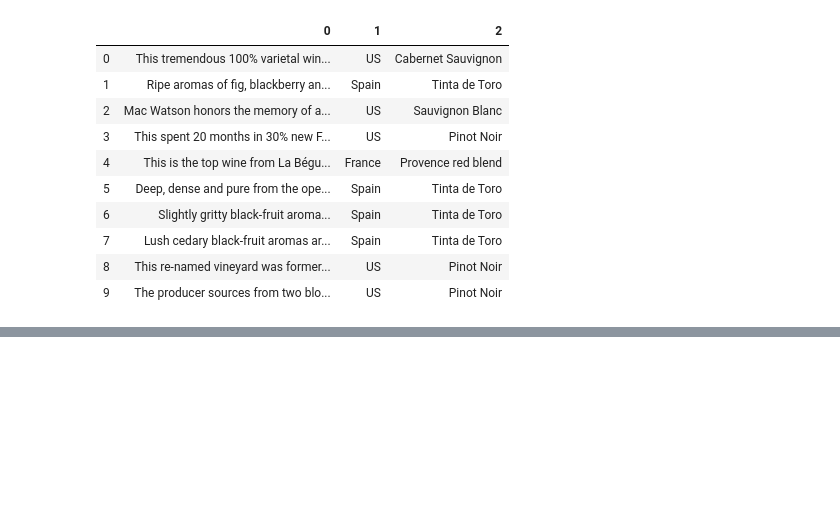
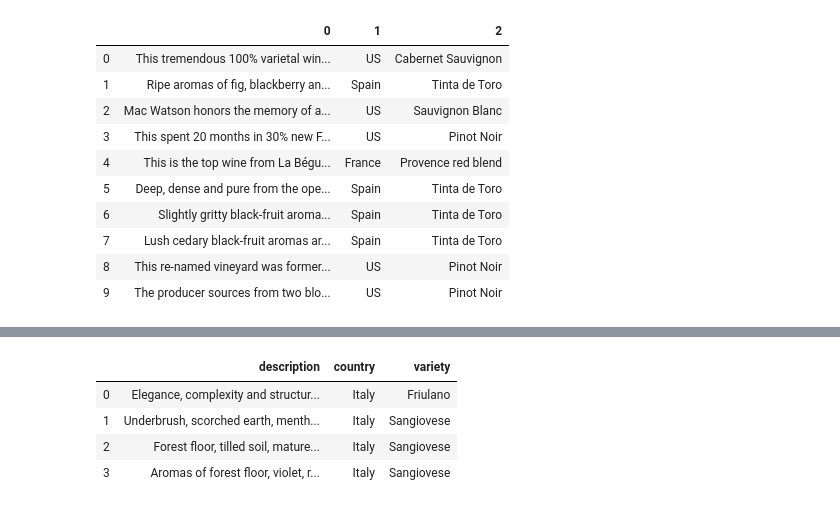
Before and after one commit to david7davila/Pronostico-Ventas-industria-de-VideoJuegos, a Jupyter notebook: Practicas/Practica 3.ipynb, the cells around one changed output, grey strips where cells are left out. Saved outputs shown, nothing was run; the diff lists cells and outputs as text; code cells hidden in the pictures; blank space fills up the shorter version.

```diff
--- a/Practicas/Practica 3.ipynb
+++ b/Practicas/Practica 3.ipynb
@@ -155,0 +167,13 @@ ValueError: Length mismatch: Expected axis has 4 elements, new values have 3 ele
+# %%
+header = ['description','country',  'variety']
+writer = Data3[Data3['country'] == 'Italy']
+writer.to_csv('italy-wine.csv', columns = header, index=False)
+
+lol = pd.read_csv('italy-wine.csv')
+lol.head(4)
+# %% [output]
+|  | description | country | variety |
+| 0 | Elegance, complexity and structur... | Italy | Friulano |
+| 1 | Underbrush, scorched earth, menth... | Italy | Sangiovese |
+| 2 | Forest floor, tilled soil, mature... | Italy | Sangiovese |
+| 3 | Aromas of forest floor, violet, r... | Italy | Sangiovese |
```
Also changed, not shown: parts of 9 cells of this notebook, 3 other files.
